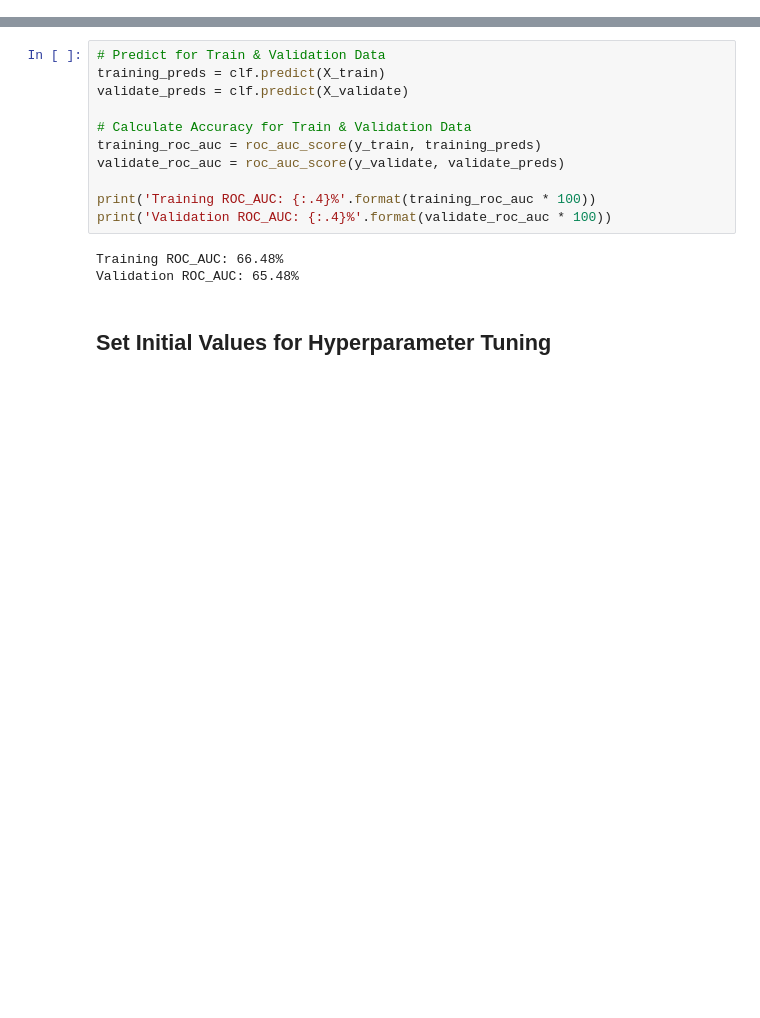
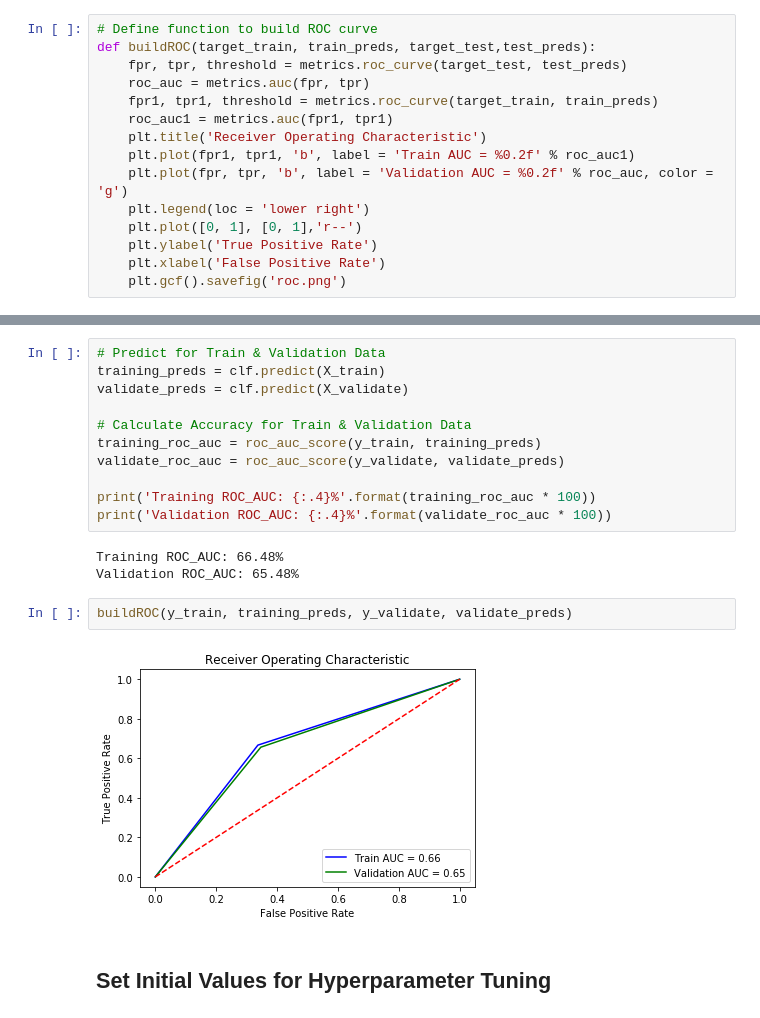
Before and after one commit to songyingho/MLB_Stats, a Jupyter notebook: Song1.ipynb, the cells around one changed output, grey strips where cells are left out. Saved outputs shown, nothing was run; the diff lists cells and outputs as text; blank space fills up the shorter version.

Commit message:
updated xgboost and roc curve

```diff
--- a/Song1.ipynb
+++ b/Song1.ipynb
@@ -141,6 +143,21 @@ kfold = KFold(n_splits=5,
               random_state=42,
               shuffle=True
              )
+# %%
+# Define function to build ROC curve
+def buildROC(target_train, train_preds, target_test,test_preds):
+    fpr, tpr, threshold = metrics.roc_curve(target_test, test_preds)
+    roc_auc = metrics.auc(fpr, tpr)
+    fpr1, tpr1, threshold = metrics.roc_curve(target_train, train_preds)
+    roc_auc1 = metrics.auc(fpr1, tpr1)
+    plt.title('Receiver Operating Characteristic')
+    plt.plot(fpr1, tpr1, 'b', label = 'Train AUC = %0.2f' % roc_auc1)
+    plt.plot(fpr, tpr, 'b', label = 'Validation AUC = %0.2f' % roc_auc, color = 'g')
+    plt.legend(loc = 'lower right')
+    plt.plot([0, 1], [0, 1],'r--')
+    plt.ylabel('True Positive Rate')
+    plt.xlabel('False Positive Rate')
+    plt.gcf().savefig('roc.png')
 # %% [markdown]
 ## Baseline XGBoost Model With No Hyperparameter Tuning
 # %%
@@ -169,6 +186,10 @@ print('Validation ROC_AUC: {:.4}%'.format(validate_roc_auc * 100))
 # %% [output]
 Training ROC_AUC: 66.48%
 Validation ROC_AUC: 65.48%
+# %%
+buildROC(y_train, training_preds, y_validate, validate_preds)
+# %% [output]
+[figure, added]
 # %% [markdown]
 ## Set Initial Values for Hyperparameter Tuning
 # %%
```
Also changed, not shown: parts of 6 cells of this notebook, 1 other file.
